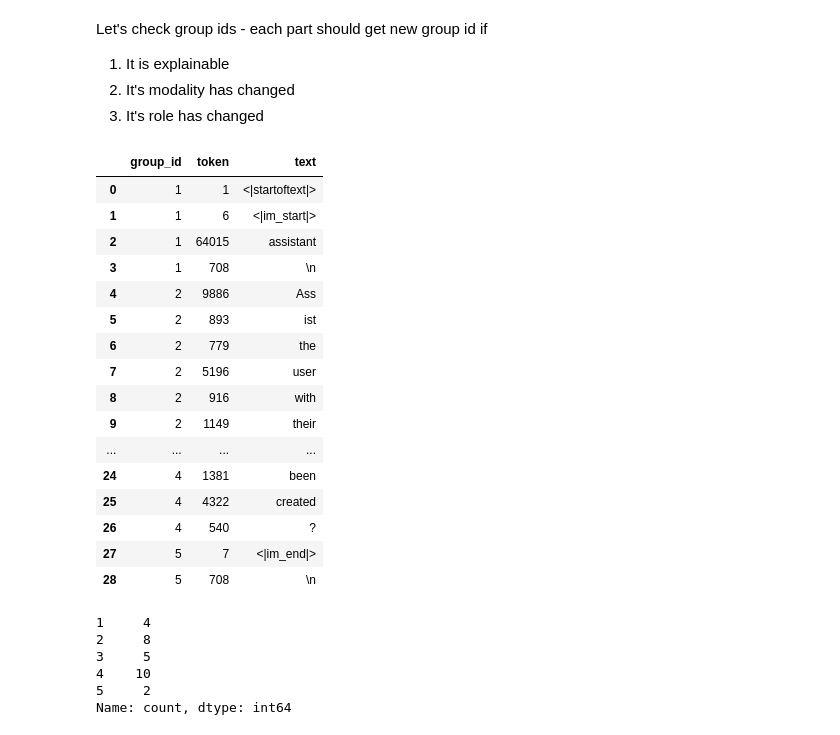
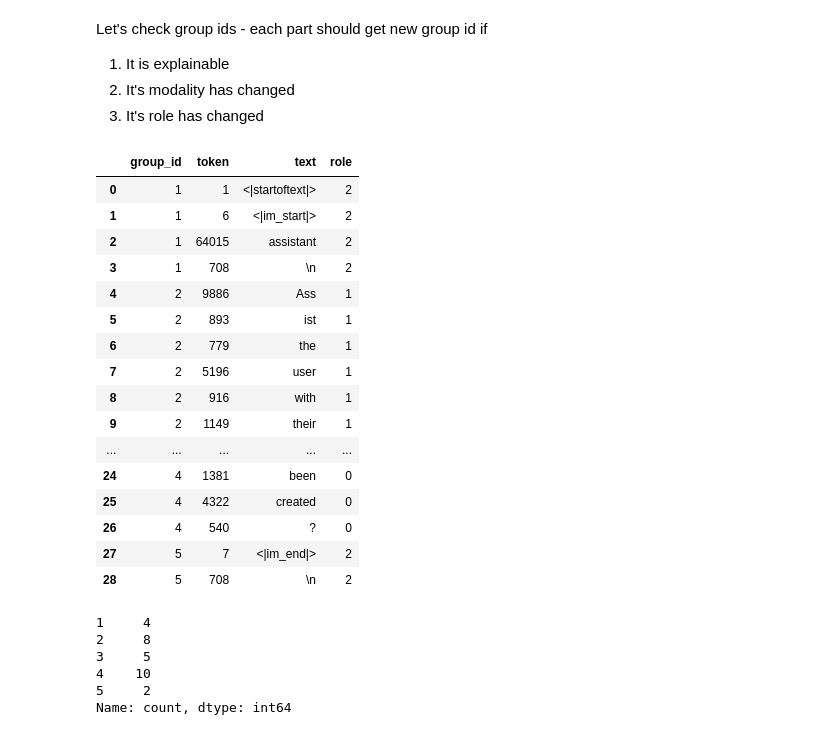
Before and after one commit to Pawlo77/MLLM-Shap, a Jupyter notebook: examples/hierarchical.ipynb, the cells around one changed output. Cells and saved outputs as stored; diff of their text form; code cells hidden in the pictures.

```diff
--- a/examples/hierarchical.ipynb
+++ b/examples/hierarchical.ipynb
@@ -73,34 +73,35 @@ Let's check group ids - each part should get new group id if
 # %%
 group_ids = HierarchicalExplainer._HierarchicalExplainer__get_group_ids(chat)
 
 pd.DataFrame(
     list(
         zip(
             group_ids.tolist(),
             [t[0].item() for t in chat.input_tokens],
             [chat.decode_text(token) for token in chat.input_tokens],
+            chat.token_roles.tolist()
         )
     ),
-    columns=["group_id", "token", "text"],
+    columns=["group_id", "token", "text", "role"],
 )
 # %% [output]
-|  | group_id | token | text |
-| 0 | 1 | 1 | <|startoftext|> |
-| 1 | 1 | 6 | <|im_start|> |
-| 2 | 1 | 64015 | assistant |
-| 3 | 1 | 708 | \n |
-| 4 | 2 | 9886 | Ass |
-| 5 | 2 | 893 | ist |
-| 6 | 2 | 779 | the |
-| 7 | 2 | 5196 | user |
-| 8 | 2 | 916 | with |
-| 9 | 2 | 1149 | their |
-| ... | ... | ... | ... |
-| 24 | 4 | 1381 | been |
-| 25 | 4 | 4322 | created |
-| 26 | 4 | 540 | ? |
-| 27 | 5 | 7 | <|im_end|> |
-| 28 | 5 | 708 | \n |
+|  | group_id | token | text | role |
+| 0 | 1 | 1 | <|startoftext|> | 2 |
+| 1 | 1 | 6 | <|im_start|> | 2 |
+| 2 | 1 | 64015 | assistant | 2 |
+| 3 | 1 | 708 | \n | 2 |
+| 4 | 2 | 9886 | Ass | 1 |
+| 5 | 2 | 893 | ist | 1 |
+| 6 | 2 | 779 | the | 1 |
+| 7 | 2 | 5196 | user | 1 |
+| 8 | 2 | 916 | with | 1 |
+| 9 | 2 | 1149 | their | 1 |
+| ... | ... | ... | ... | ... |
+| 24 | 4 | 1381 | been | 0 |
+| 25 | 4 | 4322 | created | 0 |
+| 26 | 4 | 540 | ? | 0 |
+| 27 | 5 | 7 | <|im_end|> | 2 |
+| 28 | 5 | 708 | \n | 2 |
 # %%
 pd.Series(group_ids.detach().to("cpu")).value_counts().sort_index()
 # %% [output]
```
Also changed, not shown: parts of 2 cells of this notebook, 1 other file.
